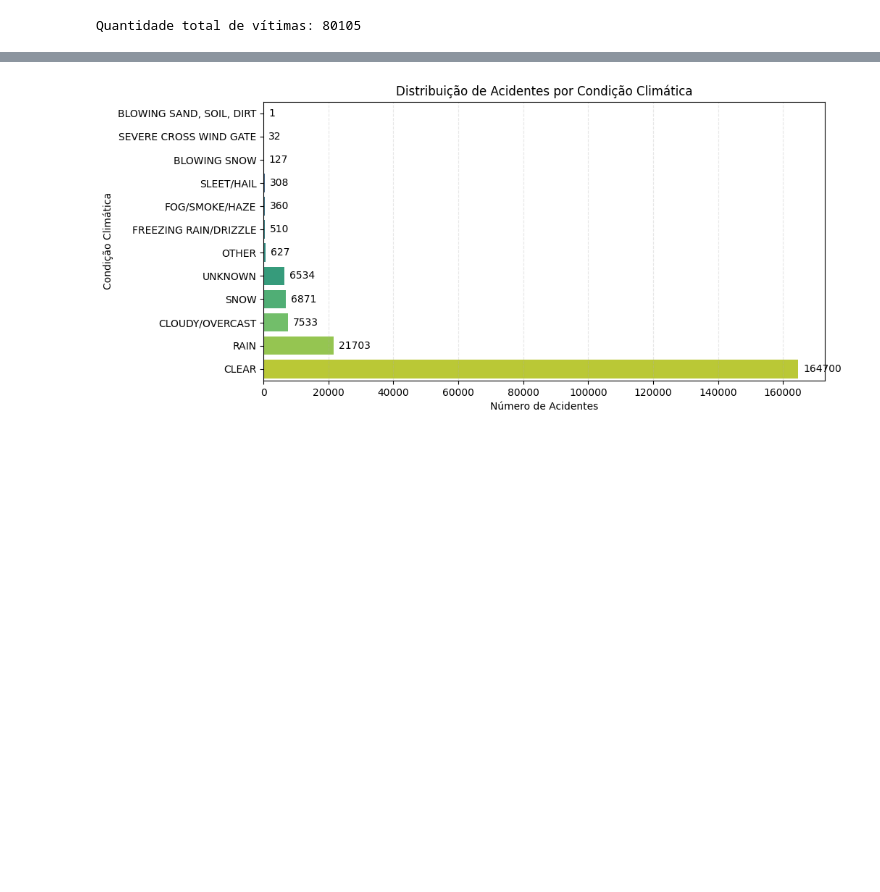
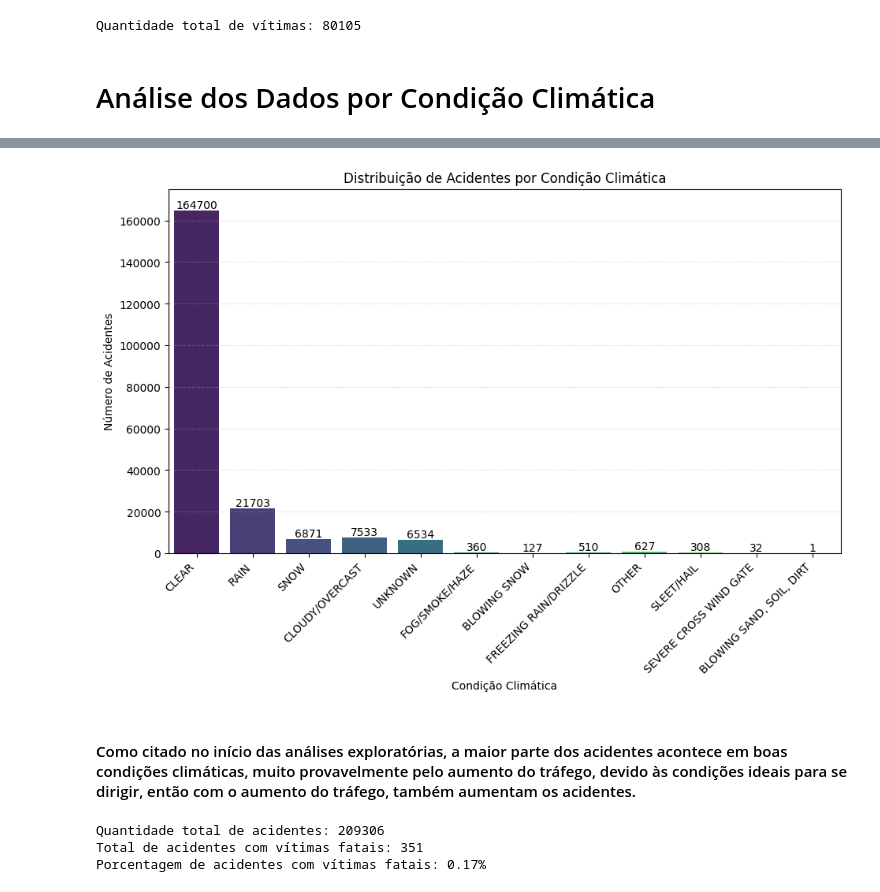
Before and after one commit to rubensabacherli/EDA_Traffic_Accidents, a Jupyter notebook: traffic-accidents.ipynb, the cells around one changed output, grey strips where cells are left out. Cells and saved outputs as stored; diff of their text form; code cells hidden in the pictures; blank space fills up the shorter version.

```diff
--- a/traffic-accidents.ipynb
+++ b/traffic-accidents.ipynb
@@ -85,14 +124,11 @@ Histograma e boxplot para detectar outliers.
 # %%
-# Converter a coluna "crash_date" para datetime
-data["crash_date"] = pd.to_datetime(data["crash_date"], format="%m/%d/%Y %I:%M:%S %p")
+# Converter a coluna "crash_date" para datetime e manter apenas a data (YYYY-MM-DD)
+data["crash_date"] = pd.to_datetime(data["crash_date"], format="%m/%d/%Y %I:%M:%S %p").dt.date
 
-# Criar uma nova coluna com apenas a data (YYYY-MM-DD)
-data["crash_date_only"] = data["crash_date"].dt.date
-
-# Converter a coluna para tipo inteiro (caso esteja como string)
+# Converter a coluna day_of_week para tipo inteiro (caso esteja como string)
 data["crash_day_of_week"] = data["crash_day_of_week"].astype(int, errors="ignore")
 
-# Criar o dicionário de mapeamento
+# Criar o dicionário de mapeamento dos dias da semana
 days_mapping = {
     1: "Sunday",
     2: "Monday",
@@ -106,10 +142,10 @@ days_mapping = {
 # Substituir os valores
 data["crash_day_of_week"] = data["crash_day_of_week"].map(days_mapping)
 
-# Converter a coluna para tipo inteiro (caso esteja como string)
+# Converter a coluna crash_month para tipo inteiro (caso esteja como string)
 data["crash_month"] = data["crash_month"].astype(int, errors="ignore")
 
-# Criar o dicionário de mapeamento
+# Criar o dicionário de mapeamento dos meses
 month_mapping = {
     1: "January",
     2: "February",
@@ -130,6 +221,6 @@ data["crash_month"] = data["crash_month"].map(month_mapping)
 # %%
 # Contar a quantidade de acidentes por ano
-data["crash_year"] = pd.to_datetime(data["crash_date_only"]).dt.year
+data["crash_year"] = pd.to_datetime(data["crash_date"]).dt.year
 accidents_per_year = data["crash_year"].value_counts().sort_index()
 
 # Exibir o resultado
@@ -286,4 +399,6 @@ total_victims = data["injuries_total"].sum()
 print(f"Quantidade total de vítimas: {int(total_victims)}")
 # %% [output]
 Quantidade total de vítimas: 80105
+# %% [markdown]
+# Análise dos Dados por Condição Climática
 # %%
@@ -308,26 +423,49 @@ SEVERE CROSS WIND GATE          32
 BLOWING SAND, SOIL, DIRT         1
 Name: count, dtype: int64
 # %%
-plt.figure(figsize=(10, 5))
+plt.figure(figsize=(11, 6))
 
-# Criando o gráfico de barras para condições climáticas, com a ordem invertida
-ax = sns.countplot(y=data["weather_condition"], palette="viridis", order=data["weather_condition"].value_counts().index[::-1])
+# Criando o gráfico de barras para condições climáticas
+ax = sns.countplot(x=data["weather_condition"], palette="viridis")
 
 # Personalizando o gráfico
-plt.xlabel("Número de Acidentes")
-plt.ylabel("Condição Climática")
+plt.xlabel("Condição Climática")
+plt.ylabel("Número de Acidentes")
 plt.title("Distribuição de Acidentes por Condição Climática")
-plt.grid(axis="x", linestyle="--", alpha=0.3)
+plt.xticks(rotation=45, ha='right')  # Rotaciona os rótulos do eixo X para melhor visualização
+plt.grid(axis="y", linestyle="--", alpha=0.3)
+plt.ylim(0, 175000)
 
-# Adicionando os valores abaixo de cada barra
+# Adicionando os rótulos acima de cada barra
 for p in ax.patches:
-    ax.annotate(f'{int(p.get_width())}',
-                (p.get_width(), p.get_y() + p.get_height() / 2.),
-                ha='left', va='center',
+    ax.annotate(f'{int(p.get_height())}',
+                (p.get_x() + p.get_width() / 2., p.get_height()),
+                ha='center', va='center',
                 fontsize=10, color='black',
-                xytext=(5, 0), textcoords='offset points')
+                xytext=(0, 5), textcoords='offset points')
 
 # Exibir o gráfico
 plt.show()
 # %% [output]
-[figure, old version]
+[figure, new version]
+# %% [markdown]
+#### Como citado no início das análises exploratórias, a maior parte dos acidentes acontece em boas condições climáticas, muito provavelmente pelo aumento do tráfego, devido às condições ideais para se dirigir, então com o aumento do tráfego, também aumentam os acidentes.
+# %%
+# Contar o número total de acidentes
+print(f"Quantidade total de acidentes: {len(data)}")
+
+# Contar o número de acidentes com vítimas fatais (injuries_fatal > 0)
+acidentes_com_fatalidade = len(data[data["injuries_fatal"] > 0])
+
+# Exibir o resultado
+print(f"Total de acidentes com vítimas fatais: {acidentes_com_fatalidade}")
+
+# Calcular a porcentagem de acidentes com vítimas fatais
+porcentagem_fatalidade = (acidentes_com_fatalidade / len(data)) * 100
+
+# Exibir o resultado
+print(f"Porcentagem de acidentes com vítimas fatais: {porcentagem_fatalidade:.2f}%")
+# %% [output]
+Quantidade total de acidentes: 209306
+Total de acidentes com vítimas fatais: 351
+Porcentagem de acidentes com vítimas fatais: 0.17%
```
Also changed, not shown: parts of 32 cells of this notebook.
